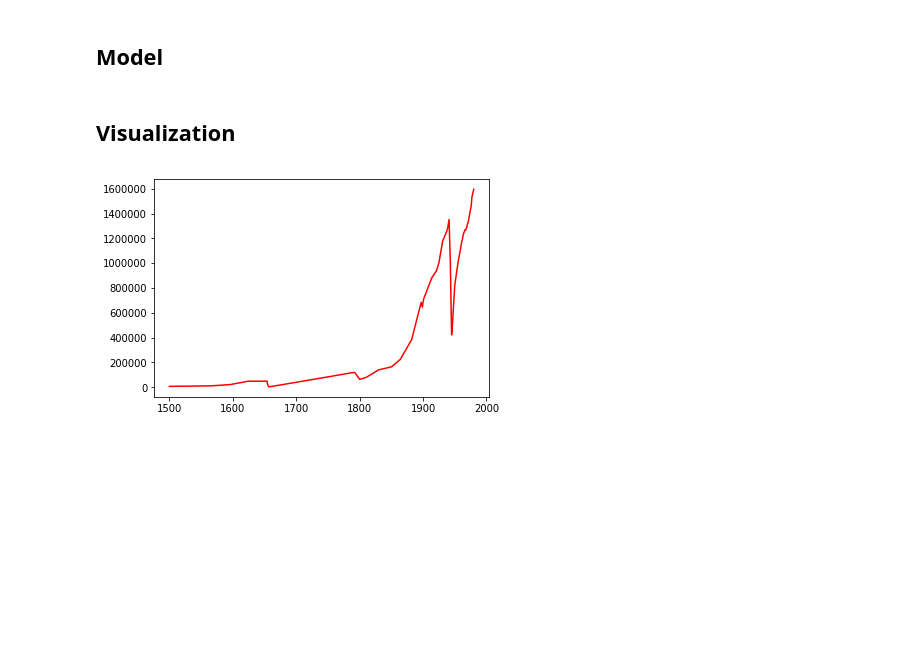
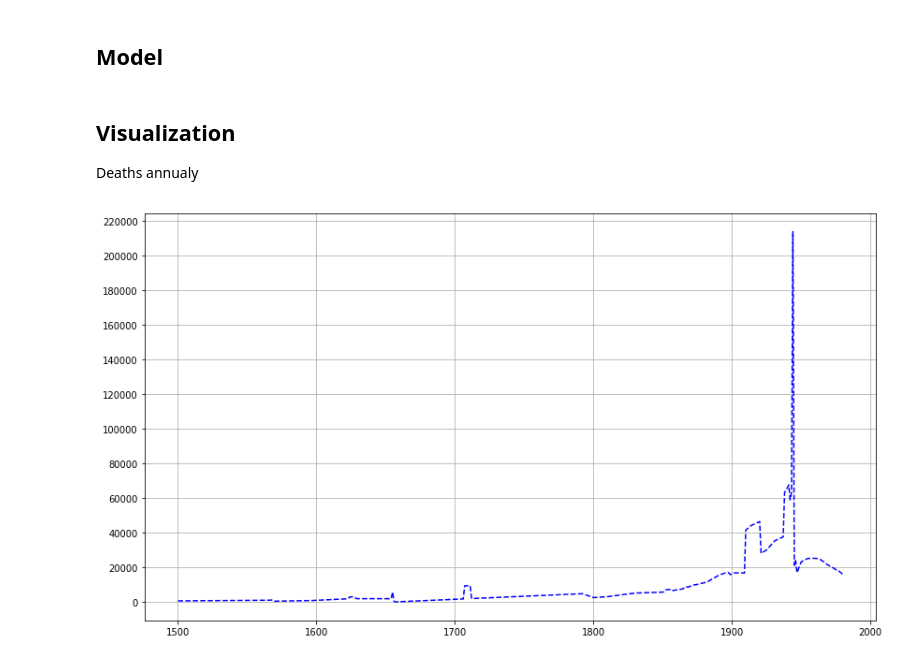
Before and after one commit to lhaze/data-science-playground, a Jupyter notebook: how_many_wraiths/how_many_wraiths_p1.ipynb, the cells around one changed output. Drawn from its saved outputs; the diff is of its cells as text; code cells hidden in the pictures; blank space fills up the shorter version.

Commit message:
Refs #8. Visualize alive_population & deaths
* some descriptions added
* build_ephemeral_dict seems like a public method now

```diff
--- a/how_many_wraiths/how_many_wraiths_p1.ipynb
+++ b/how_many_wraiths/how_many_wraiths_p1.ipynb
@@ -9,10 +9,20 @@ Locate the `src` directory and attach it to `sys.path`.
 from pathlib import Path
 import sys
 
+import matplotlib.pyplot as plt
+import numpy as np
+
+from utils.timeline import Timeline
+from utils.interpolations import (
+    build_timeline_interpolation,
+    build_ephemeral_dict,
+    extended_to_sequence_of_inputs,
+)
+
 
 def project_path_iter():
     for p in Path.cwd().parts:
-        if p == PROJECT_NAME:
+        if p == REPO_NAME:
             yield p
             return
         yield p
@@ -36,18 +52,15 @@ http://mbc.cyfrowemazowsze.pl/Content/18436/Historia%20Polski%20w%20Liczbach_199
 # %%
-from utils.timeline import Timeline
-from utils.interpolations import build_timeline_interpolation
-
-
 tl = Timeline.load(str(PROJECT_PATH / 'how_many_wraiths_timeline.yaml'))
 START_YEAR = tl.start
 END_YEAR = tl.end
 
-year_list = list(range(START_YEAR, END_YEAR + 1))
+period = list(range(START_YEAR, END_YEAR + 1))
 
 alive_population = build_timeline_interpolation(tl, 'alive')
+additional_deaths = build_ephemeral_dict(tl.property('additional_deaths'))
+
 mortality_rate = build_timeline_interpolation(tl, 'mortality_rate')
 enfant_oblivion_rate = build_timeline_interpolation(tl, 'enfant_oblivion_rate')
 senior_oblivion_rate = build_timeline_interpolation(tl, 'senior_oblivion_rate')
-additional_deaths = tl.property('additional_deaths')
 # %% [markdown]
 ## Model
@@ -111,14 +67,29 @@ def senior_decorpsing_rate(t):
+# %%
+@extended_to_sequence_of_inputs
+def deaths(t):
+    return int(alive_population(t) * mortality_rate(t)) + additional_deaths.get(t, 0)
+
+
+@extended_to_sequence_of_inputs
+def wraith_population(t):
+    return 0
 # %% [markdown]
 ## Visualization
+
+Deaths annualy
-# %%
-import matplotlib.pyplot as plt
-
-alive_population_values = list(alive_population(year_list))
-
-# population_full_values = {(t, dod): population_per_dod(t, dod) for t in year_list for dod in year_list}
-# population_datapoints = (year_list, list(population_per_dod(END_YEAR, dod) for dod in year_list))
-
-plt.plot(year_list, alive_population_values, 'r-')  #, *population_datapoints, 'b-')
-plt.show()
-# %% [output]
-[figure, removed]
+# %%
+def build_figure(y_max, y_ticks):
+    figure = plt.figure(figsize=(14, 8))
+    ax = figure.gca()
+    ax.set_xticks(np.arange(START_YEAR, END_YEAR + 21, 100))
+    ax.set_yticks(np.arange(0, y_max, y_ticks))
+    plt.grid()
+    return figure
+
+
+deaths_values = list(deaths(period))
+build_figure(240001, 20000)
+plt.plot(period, deaths_values, 'b--')
+plt.show()
+# %% [output]
+[figure, added]
```
Also changed, not shown: parts of 5 cells of this notebook, 1 other file.
